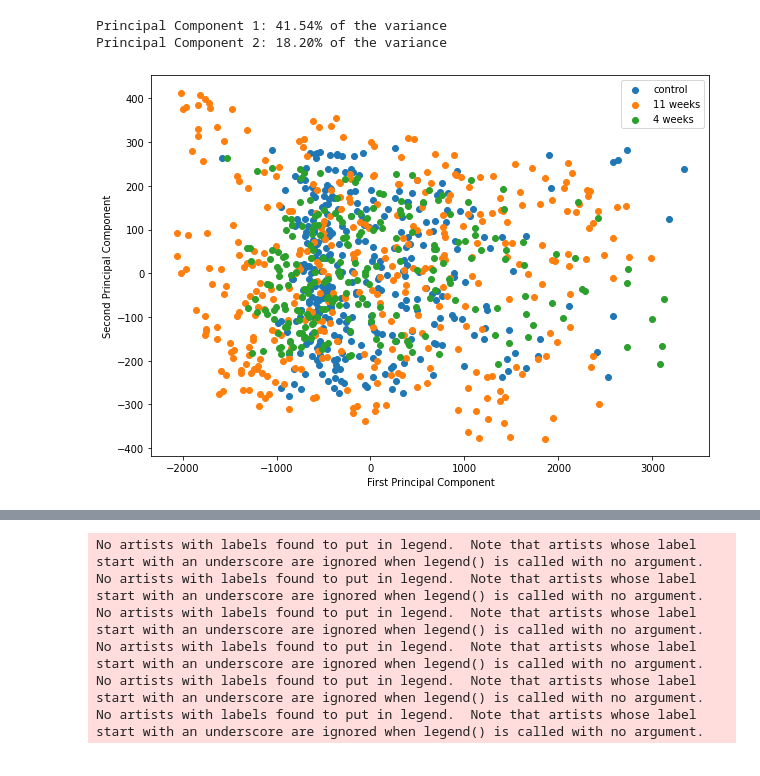
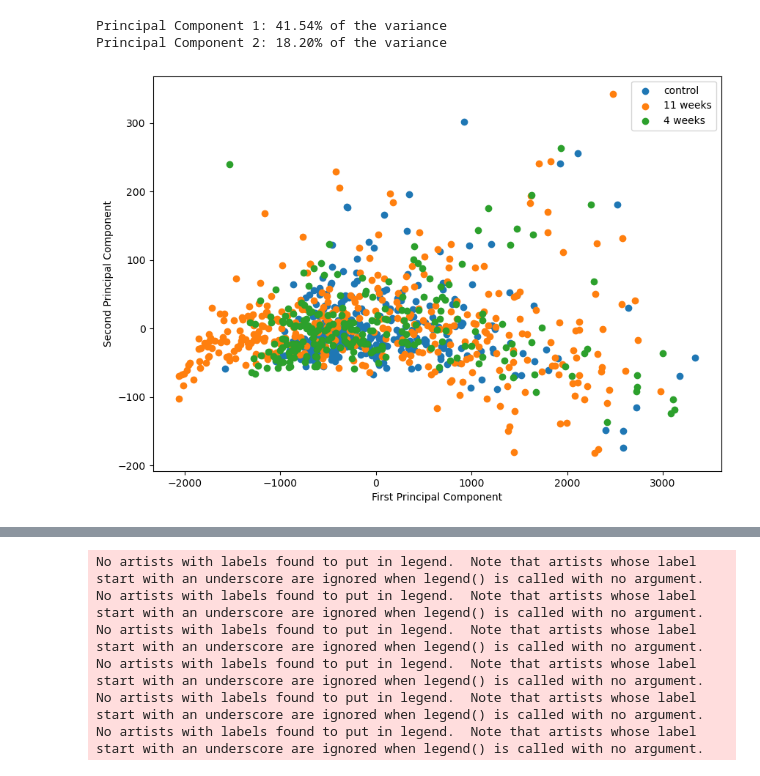
Before and after one commit to AntanasMurelis/EpiStats, a Jupyter notebook: Presentation.ipynb, the cells around one changed output, grey strips where cells are left out. Drawn from its saved outputs; the diff is of its cells as text; code cells hidden in the pictures.

```diff
--- a/Presentation.ipynb
+++ b/Presentation.ipynb
@@ -7,0 +676,25 @@ ModuleNotFoundError: No module named 'pandas'
+# %%
+import pandas as pd
+from scipy import stats
+
+def perform_ranksum_tests(df1, df2, columns):
+    """
+    Performs a Wilcoxon Rank-Sum Test for each specified column between two data frames.
+
+    Parameters:
+    df1, df2 (DataFrame): The data frames containing the data.
+    columns (list): A list of strings representing the column names to test.
+
+    Returns:
+    dict: A dictionary containing the z-statistic and p-value for each column.
+    """
+    results = {}
+    for col in columns:
+        z_stat, p_value = stats.ranksums(df1[col], df2[col])
+        results[col] = {"z-statistic": z_stat, "p-value": p_value}
+    return results
+
+results = perform_ranksum_tests(data_frames['Antanas_control'], data_frames['Control'], ['cell_volume', 'cell_area', 'cell_isoperimetric_ratio', 'cell_nb_of_neighbors', 'cell_elongation', 'cell_contact_area_fraction', 'cell_mean_contact_area'])
+for column, res in results.items():
+    print(f"For column {column}:")
+    print(f"z-statistic: {res['z-statistic']}, p-value: {res['p-value']}")
@@ -117,43 +1004,46 @@ def apply_and_plot_pca(csv_files_dict, n_components=2):
     # Create a plot
     plt.figure(figsize=(10, 7))
 
+
     pca_results_dict = {}
     for label, csv_file in csv_files_dict.items():
         # Load the data from the CSV file
         data_df = pd.read_csv(csv_file)
 
         # Get the numeric columns
         numeric_columns = data_df.select_dtypes(include=[np.number])
-
+            # Drop 'cell_id' column if it exists
+        if 'cell_id' in numeric_columns.columns:
+            numeric_columns = numeric_columns.drop(columns='cell_id')
         # Apply PCA
         pca_results = pca.fit_transform(numeric_columns)
 
         # Add the PCA results to the dictionary
         pca_results_dict[label] = pca_results
 
         # Plot the PCA results
         if pca_results.shape[1] >= 2:
             plt.scatter(pca_results[:, 0], pca_results[:, 1], label=label)
 
     plt.xlabel('First Principal Component')
     plt.ylabel('Second Principal Component')
     plt.legend()
     plt.show()
 
     return pca_results_dict
 
 
 # Define a dictionary of CSV files
 csv_files_dict = {
-    'control': '/Users/antanas/BC_Project/No_Edge_5000/No_edge/Validated_labels_Franzi_Control_s_10_e_2_d_3/filtered_cell_statistics.csv',
-    '11 weeks': '/Users/antanas/BC_Project/No_Edge_5000/No_edge/Validated_labels_Franzi_11w_s_10_e_2_d_3/filtered_cell_statistics.csv',
-    '4 weeks': '/Users/antanas/BC_Project/No_Edge_5000/No_edge/Validated_labels_Franzi_4w_s_10_e_2_d_3/filtered_cell_statistics.csv'
+    'control': '/Users/antanas/BC_Project/No_Edge_5000/No_edge2/Validated_labels_Franzi_Control_s_10_e_2_d_3/filtered_cell_statistics.csv',
+    '11 weeks': '/Users/antanas/BC_Project/No_Edge_5000/No_edge2/Validated_labels_Franzi_11w_s_10_e_2_d_3/filtered_cell_statistics.csv',
+    '4 weeks': '/Users/antanas/BC_Project/No_Edge_5000/No_edge2/Validated_labels_Franzi_4w_s_10_e_2_d_3/filtered_cell_statistics.csv'
 }
 
 # Apply PCA and plot the results
 pca_results_dict = apply_and_plot_pca(csv_files_dict, n_components=2)
 # %% [output]
-[figure, old version]
+[figure, new version]
 # %%
 from sklearn.decomposition import PCA
 import matplotlib.pyplot as plt
```
Also changed, not shown: parts of 18 cells of this notebook, 4 other files.
